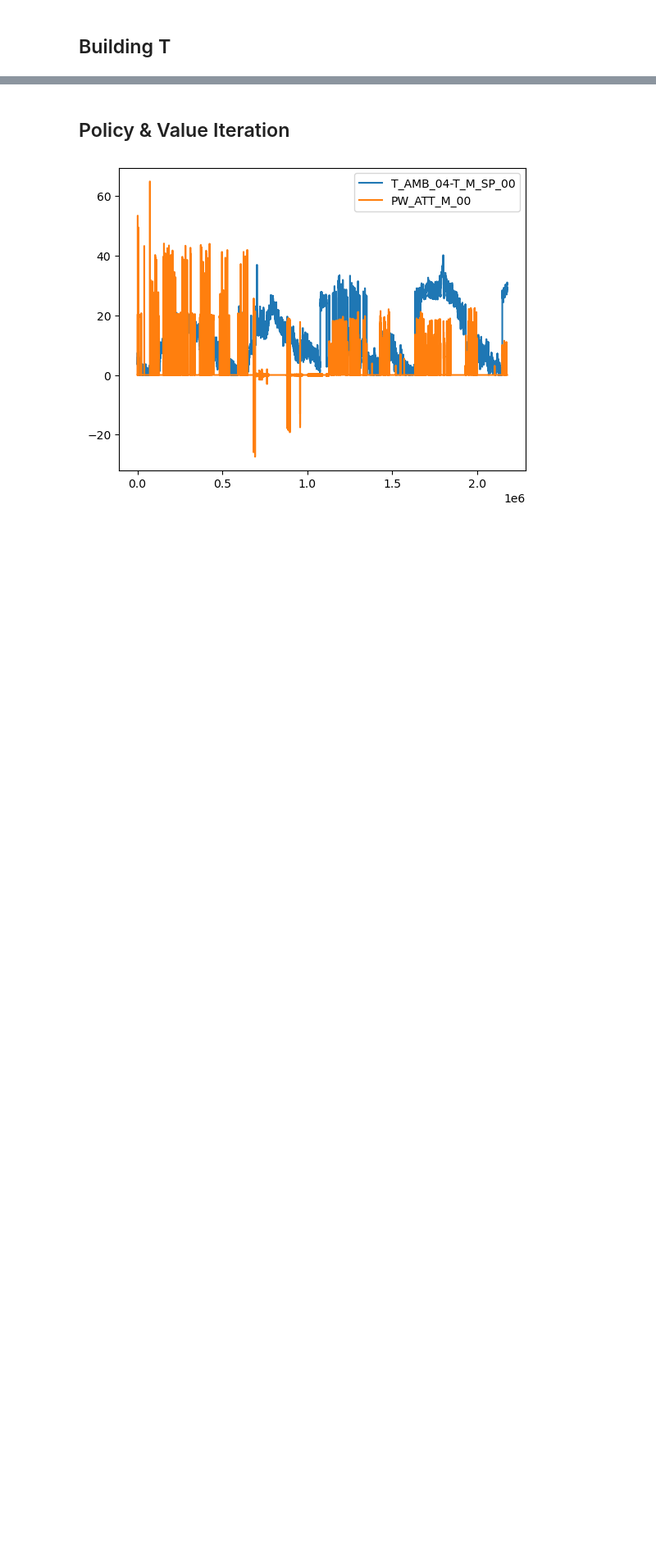
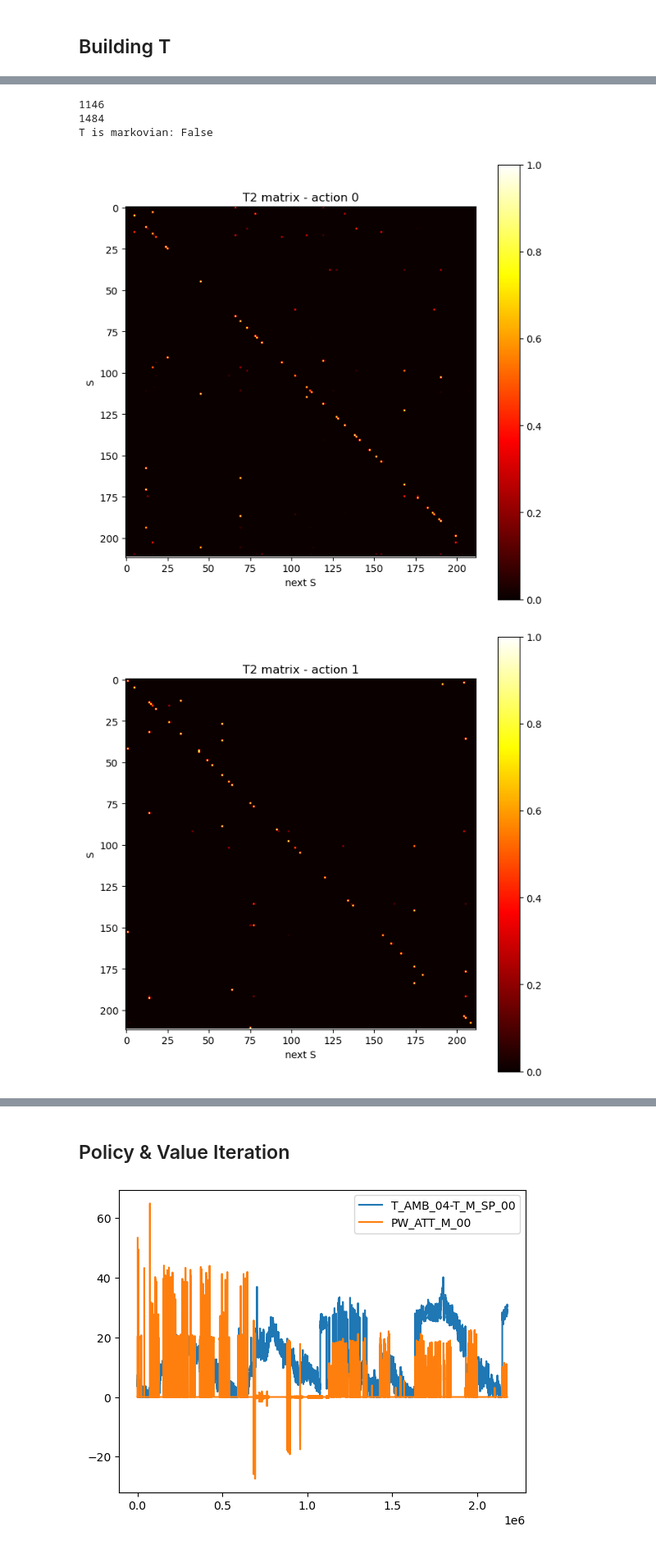
Before and after one commit to edoardorossi1995/Last_tesi, a Jupyter notebook: policy_algorithms.ipynb, the cells around one changed output, grey strips where cells are left out. Shown at 82% size. Drawn from its saved outputs; the diff is of its cells as text; code cells hidden in the pictures; blank space fills up the shorter version.

```diff
--- a/policy_algorithms.ipynb
+++ b/policy_algorithms.ipynb
@@ -307,0 +148,20 @@ Numero di elementi non nulli in T2:  673
+# %%
+print(len(nnidx))
+print(T.shape[0]* T.shape[2])
+# %% [output]
+1146
+1484
+T is markovian: False
+# %%
+for action in range(df_mdp['At'].max()+1):
+    M = T[:, :, action]
+    fig, ax = plt.subplots(figsize=(8, 8))
+    im = ax.imshow(M, cmap='hot')
+    cbar = ax.figure.colorbar(im, ax=ax)
+    plt.title('T2 matrix - action ' + str(action))
+    ax.set_xlabel('next S')
+    ax.set_ylabel('S')
+    plt.show()
+# %% [output]
+[figure, added]
+[figure, added]
```
Also changed, not shown: parts of 18 cells of this notebook, 34 other files.
